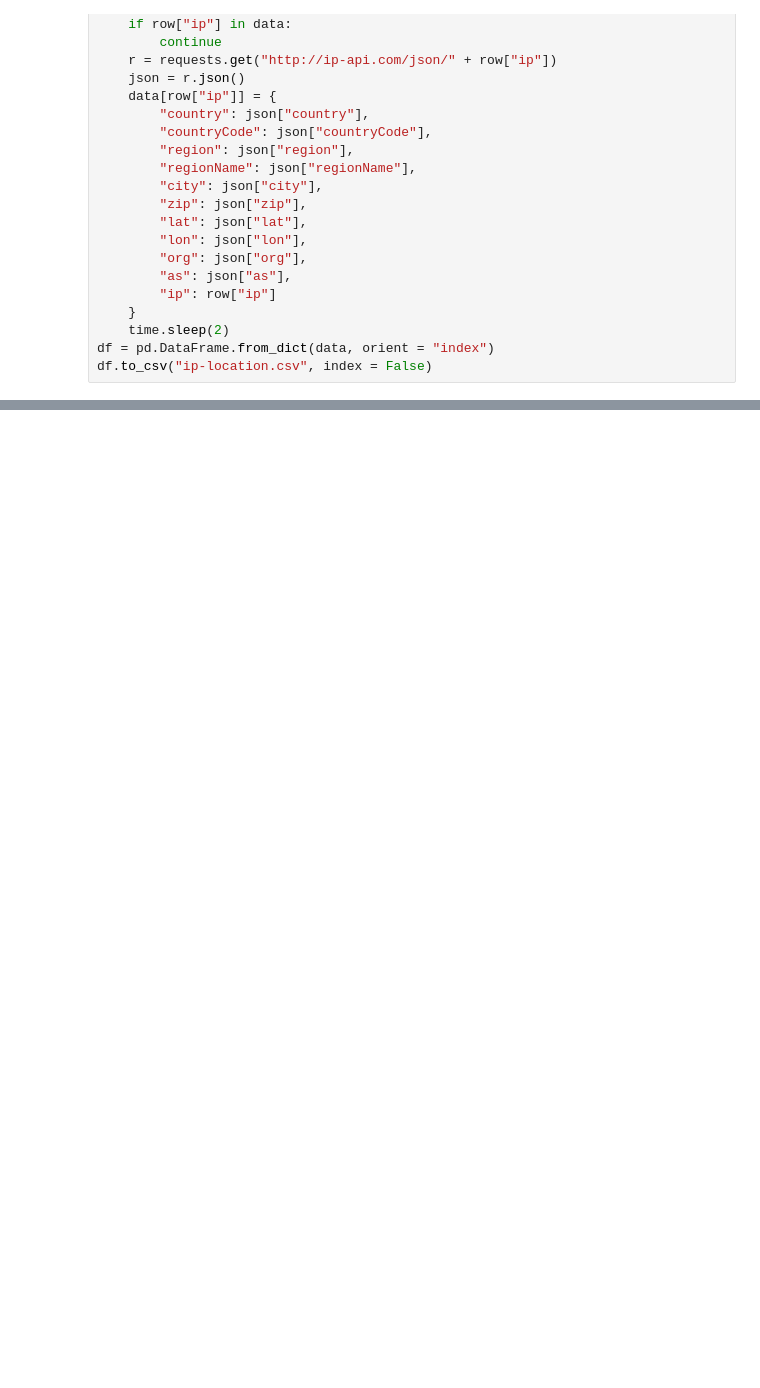
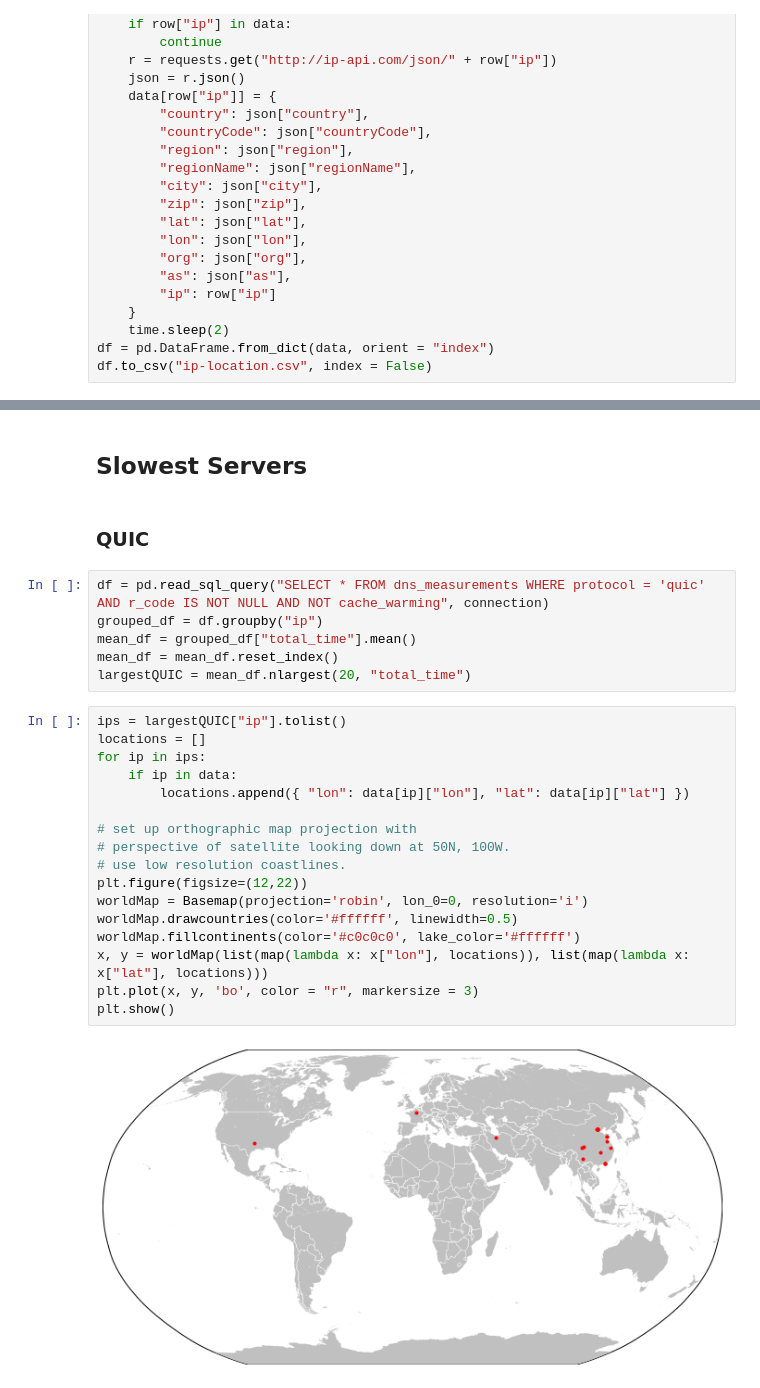
Before and after one commit to mgranderath/dns-analysis, a Jupyter notebook: WorldMap.ipynb, the cells around one changed output, grey strips where cells are left out. Drawn from its saved outputs; the diff is of its cells as text; blank space fills up the shorter version.

```diff
--- a/WorldMap.ipynb
+++ b/WorldMap.ipynb
@@ -66,0 +68,29 @@ plt.show()
+# %% [markdown]
+## Slowest Servers
+# %% [markdown]
+### QUIC
+# %%
+df = pd.read_sql_query("SELECT * FROM dns_measurements WHERE protocol = 'quic' AND r_code IS NOT NULL AND NOT cache_warming", connection)
+grouped_df = df.groupby("ip")
+mean_df = grouped_df["total_time"].mean()
+mean_df = mean_df.reset_index()
+largestQUIC = mean_df.nlargest(20, "total_time")
+# %%
+ips = largestQUIC["ip"].tolist()
+locations = []
+for ip in ips:
+    if ip in data:
+        locations.append({ "lon": data[ip]["lon"], "lat": data[ip]["lat"] })
+
+# set up orthographic map projection with
+# perspective of satellite looking down at 50N, 100W.
+# use low resolution coastlines.
+plt.figure(figsize=(12,22))
+worldMap = Basemap(projection='robin', lon_0=0, resolution='i')
+worldMap.drawcountries(color='#ffffff', linewidth=0.5)
+worldMap.fillcontinents(color='#c0c0c0', lake_color='#ffffff')
+x, y = worldMap(list(map(lambda x: x["lon"], locations)), list(map(lambda x: x["lat"], locations)))
+plt.plot(x, y, 'bo', color = "r", markersize = 3)
+plt.show()
+# %% [output]
+[figure, added]
```
Also changed, not shown: parts of 17 cells of this notebook, 5 other files.
